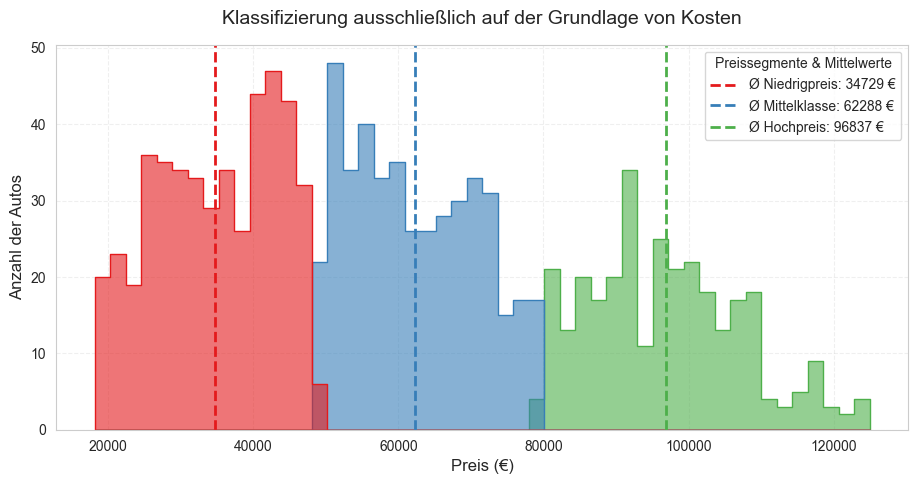
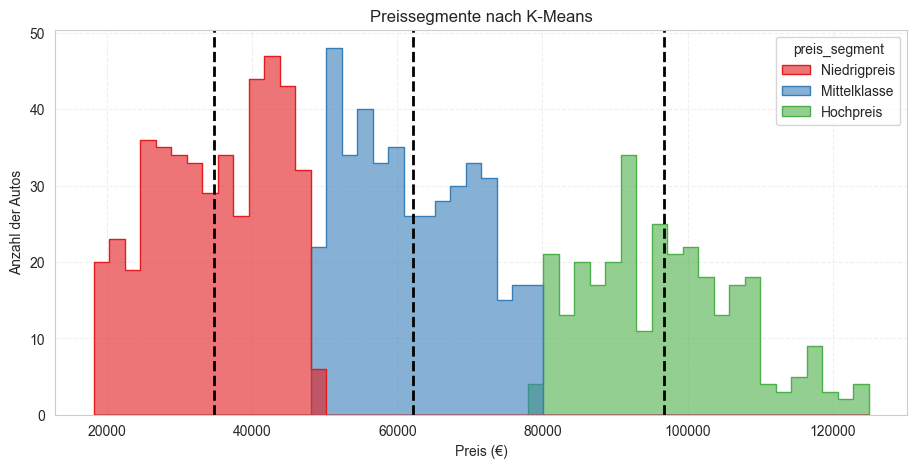
Unified diff of the notebook cell whose output changed from the first chart to the second:
--- before
+++ after
@@ -1,31 +1,7 @@
-features = ["preis_euro"]
-X = df[features]
-
-scaler = StandardScaler()
-X_scaled = scaler.fit_transform(X)
-
-optimal_k = 3
-kmeans = KMeans(n_clusters=optimal_k, random_state=42, n_init=10)
-df["temp_cluster"] = kmeans.fit_predict(X_scaled)
-
-order = (
-    df.groupby("temp_cluster")["preis_euro"]
-    .mean()
-    .sort_values()
-    .index
-)
-
-mapping = {
-    order[0]: "Niedrigpreis",
-    order[1]: "Mittelklasse",
-    order[2]: "Hochpreis"
-}
-
-df["preis_segment"] = df["temp_cluster"].map(mapping)
-df = df.drop(columns=["temp_cluster"])
-# =====================================================================
+centers = scaler.inverse_transform(
+    kmeans.cluster_centers_
+).flatten()
 
 plt.figure(figsize=(11, 5))
-legend_order = ["Niedrigpreis", "Mittelklasse", "Hochpreis"]
 
 sns.histplot(
@@ -41,18 +17,16 @@
 )
 
-colors = ["#e41a1c", "#377eb8", "#4daf4a"]
-for i, segment in enumerate(legend_order):
-    mean_price = df[df["preis_segment"] == segment]["preis_euro"].mean()
-    plt.axvline(mean_price, color=colors[i], linestyle="--", linewidth=2, 
-                label=f"Ø {segment}: {mean_price:.0f} €")
+for c in centers:
+    plt.axvline(
+        c,
+        color="black",
+        linestyle="--",
+        linewidth=2
+    )
 
-plt.title("Klassifizierung ausschließlich auf der Grundlage von Kosten", fontsize=14, pad=15)
-plt.xlabel("Preis (€)", fontsize=12)
-plt.ylabel("Anzahl der Autos", fontsize=12)
+plt.title("Preissegmente nach K-Means")
+plt.xlabel("Preis (€)")
+plt.ylabel("Anzahl der Autos")
 plt.grid(True, linestyle="--", alpha=0.3)
-plt.legend(title="Preissegmente & Mittelwerte")
-
-print("\nStatistiken zum Nettowert der Segmente:")
-print(df.groupby("preis_segment")["preis_euro"].agg(["min", "mean", "max"]).reindex(legend_order))
 
 plt.show()

Commit: RF-Klassifikation und Zielvariablenanalyse